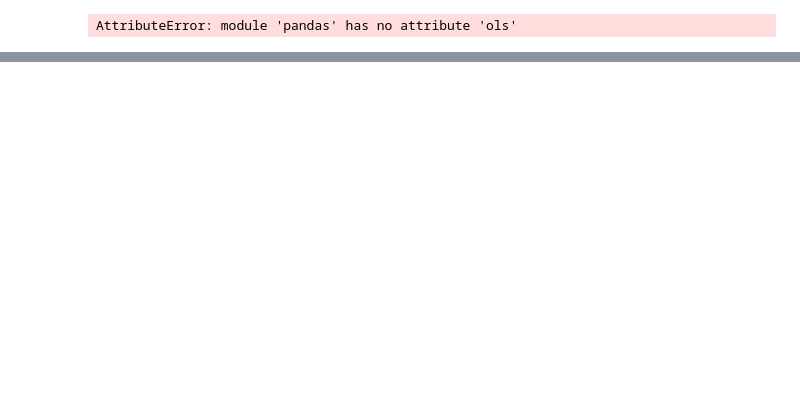
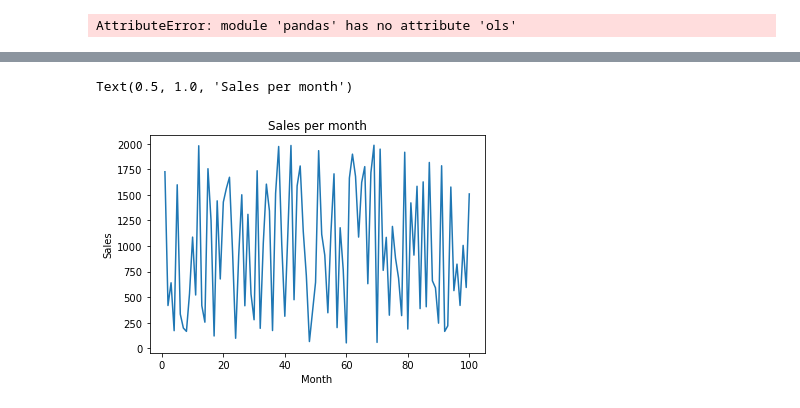
Before and after one commit to kleokog/Mycodes, a Jupyter notebook: Plots/Plots 01.ipynb, the cells around one changed output, grey strips where cells are left out. Cells and saved outputs as stored; diff of their text form; code cells hidden in the pictures; blank space fills up the shorter version.

```diff
--- a/Plots/Plots 01.ipynb
+++ b/Plots/Plots 01.ipynb
@@ -71,0 +150,2 @@ substates_perc.sort_values('final_substates').set_index('final_substates').plot.
+# %%
+month_sales_df.set_index('Month')['Sales']
@@ -71,0 +166,6 @@ substates_perc.sort_values('final_substates').set_index('final_substates').plot.
+# %%
+sns.lineplot(data=month_sales_df, x="Month", y="Sales")
+plt.title("Sales per month")
+# %% [output]
+Text(0.5, 1.0, 'Sales per month')
+[figure, added]
```
Also changed, not shown: parts of 20 cells of this notebook, 1 other file.
